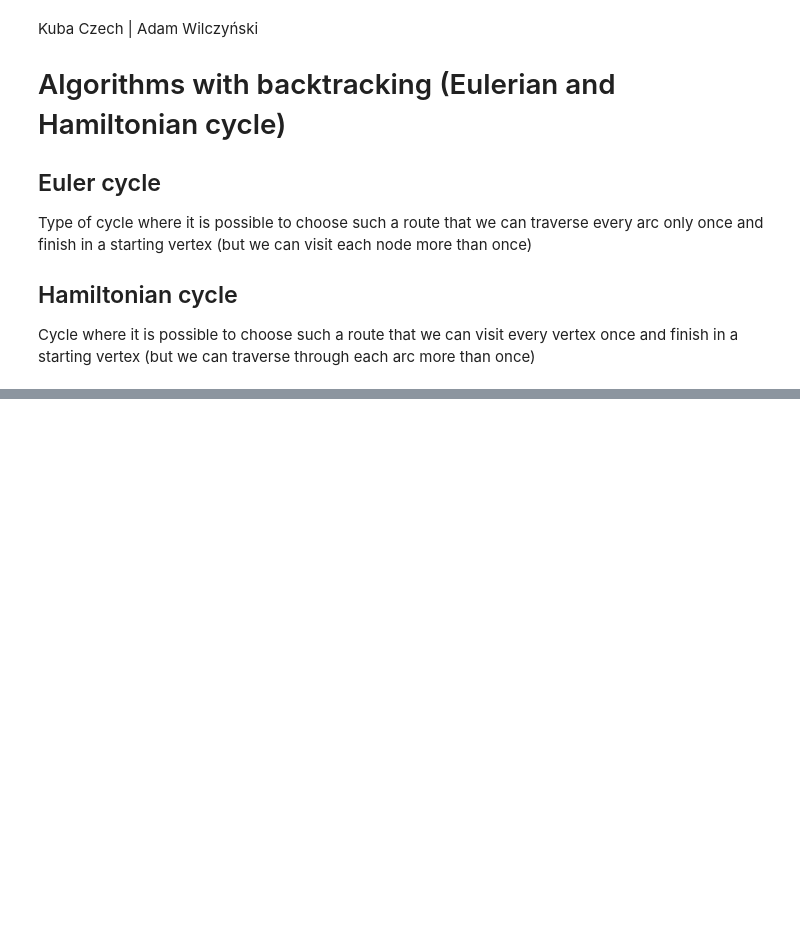
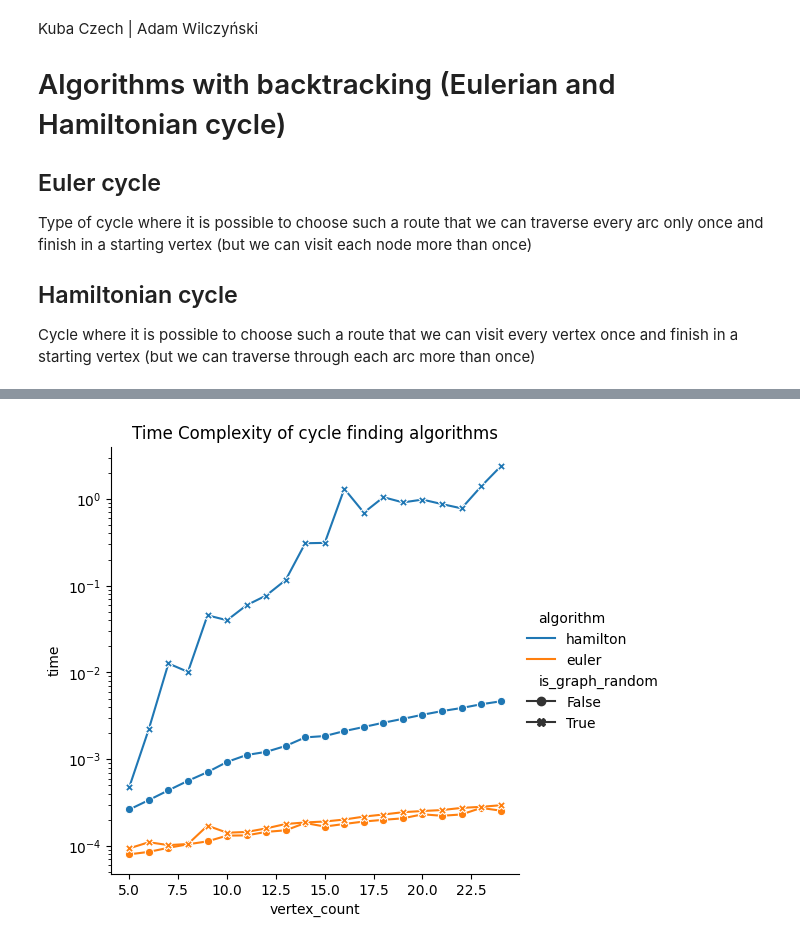
Before and after one commit to adamwilczynski/algorithms-and-data-structures, a Jupyter notebook: 4_graph_cycles/graph_cycles.ipynb, the cells around one changed output, grey strips where cells are left out. Cells and saved outputs as stored; diff of their text form; code cells hidden in the pictures; blank space fills up the shorter version.

Commit message:
Create graph

```diff
--- a/4_graph_cycles/graph_cycles.ipynb
+++ b/4_graph_cycles/graph_cycles.ipynb
@@ -33,0 +30,35 @@ Hamiltonian cycle:  [1, 8, 7, 6, 5, 4, 3, 2]
+# %%
+timing = pd.DataFrame(columns="algorithm is_graph_random vertex_count time".split())
+
+EXPERIMENT_N = 3
+
+for vertex_count in range(5, 25):
+    euler_and_hamilton_cycle_graph = graph_cycles.generate_euler_and_hamilton_cycle_graph(vertex_count)
+    timing.loc[timing.shape[0]] = [
+        "hamilton",
+        False,
+        vertex_count,
+        timeit.timeit(lambda: graph_cycles.find_hamiltonian_cycle_using_backtracking(euler_and_hamilton_cycle_graph, []), number=EXPERIMENT_N),
+        ]
+    timing.loc[timing.shape[0]] = [
+        "euler",
+        False,
+        vertex_count,
+        timeit.timeit(lambda: graph_cycles.find_euler_cycle_using_hierholzer(euler_and_hamilton_cycle_graph), number=EXPERIMENT_N),
+        ]
+
+    random_simple_graph = graph_cycles.generate_random_simple_graph(vertex_count, edge_count=vertex_count * 2)
+    timing.loc[timing.shape[0]] = [
+        "hamilton",
+        True,
+        vertex_count,
+        timeit.timeit(lambda: graph_cycles.find_hamiltonian_cycle_using_backtracking(random_simple_graph, []), number=EXPERIMENT_N),
+        ]
+    timing.loc[timing.shape[0]] = [
+        "euler",
+        True,
+        vertex_count,
+        timeit.timeit(lambda: graph_cycles.find_euler_cycle_using_hierholzer(random_simple_graph), number=EXPERIMENT_N),
+        ]
+
+timing
@@ -33,0 +79,12 @@ Hamiltonian cycle:  [1, 8, 7, 6, 5, 4, 3, 2]
+# %%
+# https://seaborn.pydata.org/tutorial/relational.html
+
+sns.relplot(
+    data=timing, kind="line",
+    x="vertex_count", y="time", hue="algorithm", style="is_graph_random",
+    dashes=False, markers=True,
+)
+plt.title("Time Complexity of cycle finding algorithms")
+plt.yscale("log")
+# %% [output]
+[figure, added]
```
Also changed, not shown: parts of 4 cells of this notebook, 2 other files.
